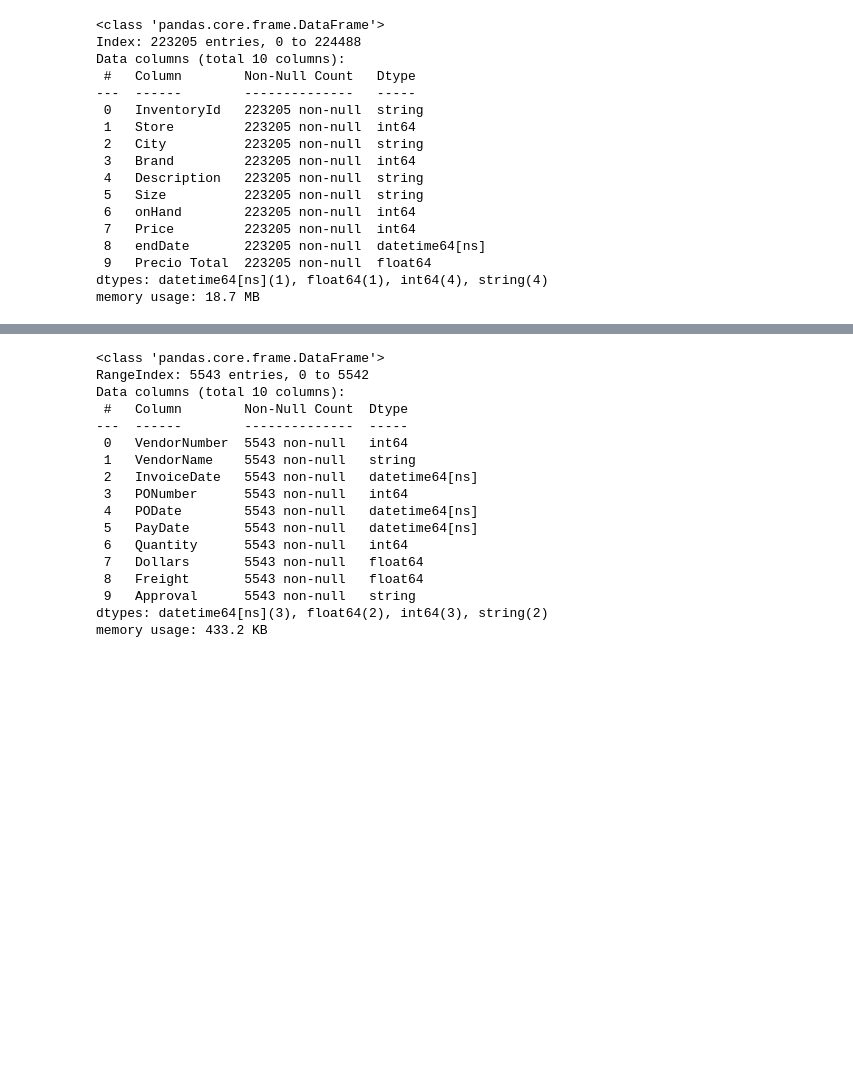
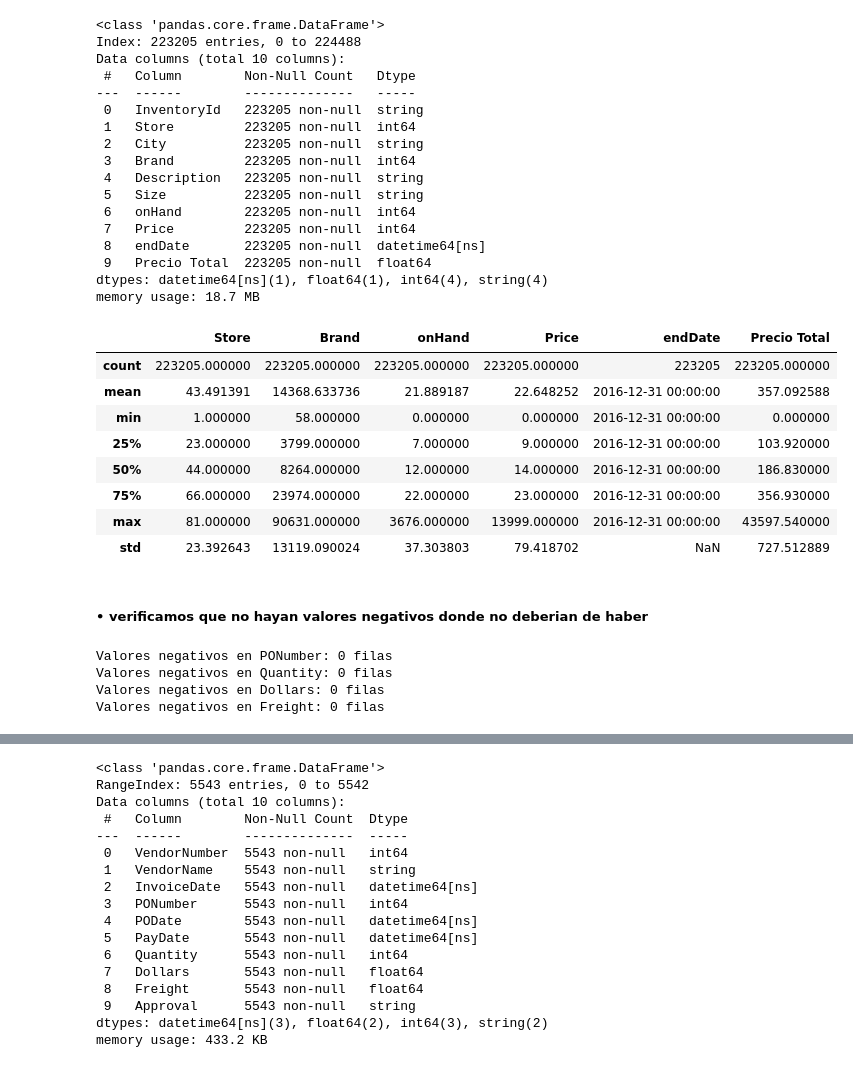
Before and after one commit to dssuarezca/PF-Inventory, a Jupyter notebook: EDA/eda y etl.ipynb, the cells around one changed output, grey strips where cells are left out. Saved outputs shown, nothing was run; the diff lists cells and outputs as text; code cells hidden in the pictures; blank space fills up the shorter version.

```diff
--- a/EDA/eda y etl.ipynb
+++ b/EDA/eda y etl.ipynb
@@ -7,0 +10,30 @@ import numpy as np
+# %%
+from google.cloud import storage
+
+# Configuración
+PROJECT_ID = "inventarioproject-471611"
+BUCKET_NAME = "proyecto_inventario_bucket"
+
+# Ruta de tu archivo JSON
+credenciales_path = "F:\Descargas\inventarioproject-471611-6b87dc862c06.json"
+
+
+
+# Crear cliente con credenciales explícitas
+client = storage.Client.from_service_account_json(credenciales_path)
+
+try:
+    bucket = client.bucket(BUCKET_NAME)
+    print(f"✅ Conexión exitosa al bucket: {BUCKET_NAME}")
+
+    # Listar archivos
+    blobs = list(bucket.list_blobs())
+    if not blobs:
+        print("⚠️ El bucket está vacío.")
+    else:
+        print("📂 Archivos encontrados en el bucket:")
+        for blob in blobs:
+            print("-", blob.name)
+except Exception as e:
+    print("❌ Error al conectar o listar archivos:")
+    print(e)
@@ -8,11 +152,5 @@ import numpy as np
 # %% [markdown]
 ##### • Leemos el primer archivo para realizar la respectiva limpieza
-# %%
-#ruta del archivo CSV
-EndInvFINAL12312016 = '..\Data\EndInvFINAL12312016.csv'
-
-# Leer el archivo CSV
-df_EndInvFINAL12312016 = pd.read_csv(EndInvFINAL12312016)
 # %% [markdown]
 ##### • realizamos la respectiva limpieza
 # %%
@@ -58,12 +205,36 @@ Data columns (total 10 columns):
  9   Precio Total  223205 non-null  float64
 dtypes: datetime64[ns](1), float64(1), int64(4), string(4)
 memory usage: 18.7 MB
+# %%
+#generamos un resumen estadistico de las columnas numericas del dataframe
+df_EndInvFINAL12312016.describe()
+# %% [output]
+|  | Store | Brand | onHand | Price | endDate | Precio Total |
+| count | 223205.000000 | 223205.000000 | 223205.000000 | 223205.000000 | 223205 | 223205.000000 |
+| mean | 43.491391 | 14368.633736 | 21.889187 | 22.648252 | 2016-12-31 00:00:00 | 357.092588 |
+| min | 1.000000 | 58.000000 | 0.000000 | 0.000000 | 2016-12-31 00:00:00 | 0.000000 |
+| 25% | 23.000000 | 3799.000000 | 7.000000 | 9.000000 | 2016-12-31 00:00:00 | 103.920000 |
+| 50% | 44.000000 | 8264.000000 | 12.000000 | 14.000000 | 2016-12-31 00:00:00 | 186.830000 |
+| 75% | 66.000000 | 23974.000000 | 22.000000 | 23.000000 | 2016-12-31 00:00:00 | 356.930000 |
+| max | 81.000000 | 90631.000000 | 3676.000000 | 13999.000000 | 2016-12-31 00:00:00 | 43597.540000 |
+| std | 23.392643 | 13119.090024 | 37.303803 | 79.418702 | NaN | 727.512889 |
 # %%
 #ruta del segundo archivo CSV
 InvoicePurchases12312016 = '..\Data\InvoicePurchases12312016.csv'
 
 # leemos el archivo CSV y lo guardamos en un dataframe
 df_InvoicePurchases12312016 = pd.read_csv(InvoicePurchases12312016)
+# %% [markdown]
+##### • verificamos que no hayan valores negativos donde no deberian de haber
+# %%
+for col in ["PONumber", "Quantity", "Dollars", "Freight"]:
+    neg_values = df_InvoicePurchases12312016[df_InvoicePurchases12312016 [col] < 0 ]
+    print (f"Valores negativos en {col}: {len (neg_values) } filas")
+# %% [output]
+Valores negativos en PONumber: 0 filas
+Valores negativos en Quantity: 0 filas
+Valores negativos en Dollars: 0 filas
+Valores negativos en Freight: 0 filas
 # %%
 # Reemplazar el valor 'none' por 'not approved' en la columna 'approval' para entender mejor esta categoria
 df_InvoicePurchases12312016['Approval'] = df_InvoicePurchases12312016['Approval'].fillna('not approved')
```
Also changed, not shown: parts of 12 cells of this notebook, 3 other files.
